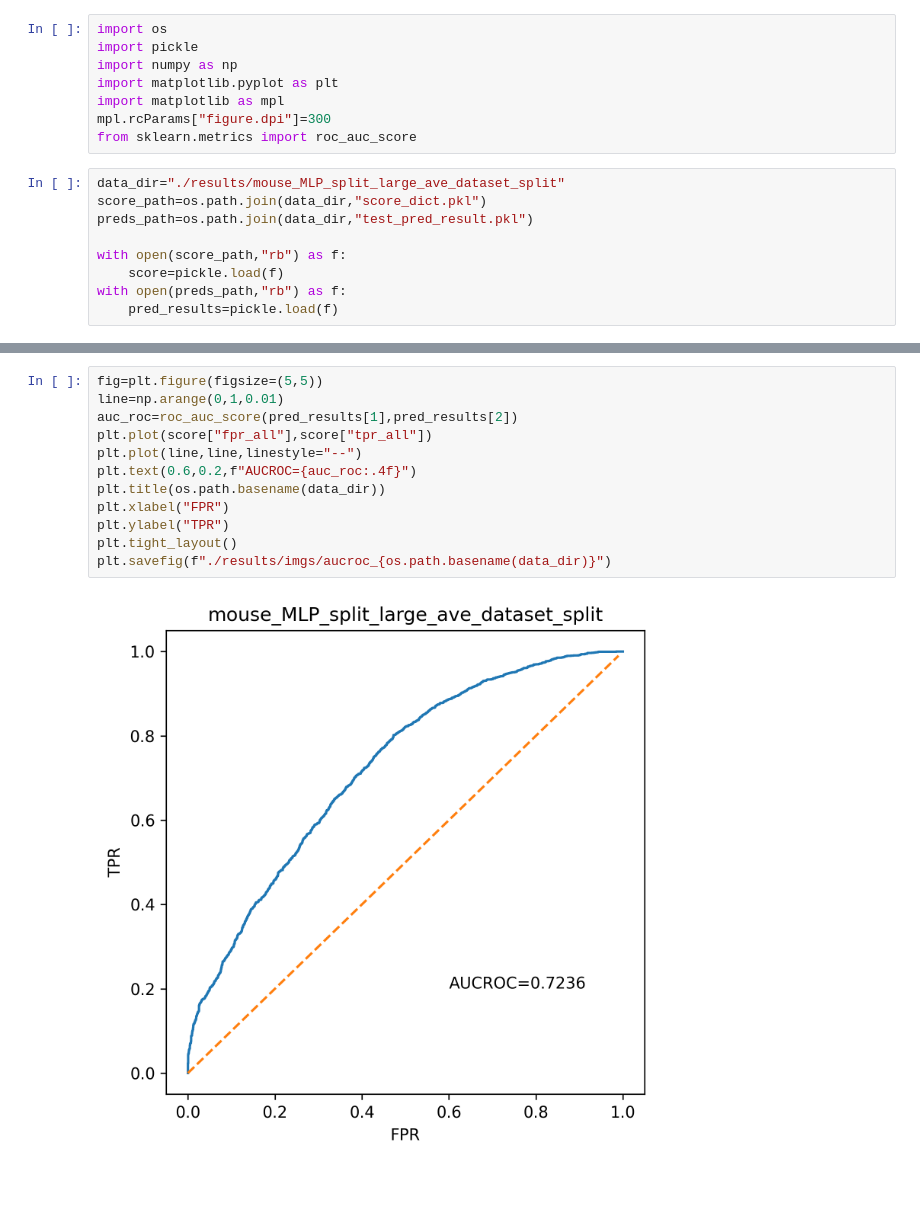
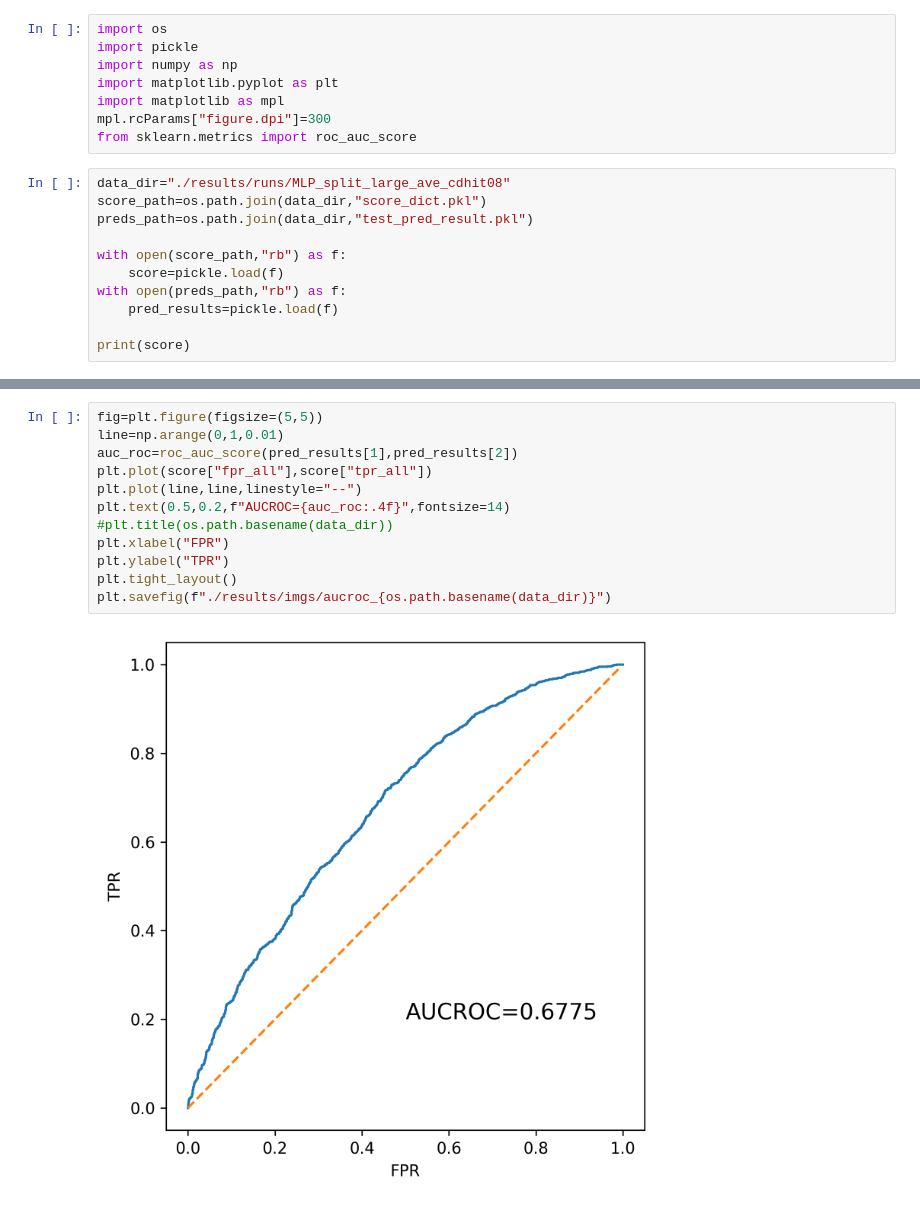
Before and after one commit to hmdlab/utr_pairpred, a Jupyter notebook: pred_analysis.ipynb, the cells around one changed output, grey strips where cells are left out. Cells and saved outputs as stored; diff of their text form.

Commit message:
add cdhit 08

```diff
--- a/pred_analysis.ipynb
+++ b/pred_analysis.ipynb
@@ -7,7 +9,7 @@ import matplotlib as mpl
 mpl.rcParams["figure.dpi"]=300
 from sklearn.metrics import roc_auc_score
 # %%
-data_dir="./results/mouse_MLP_split_large_ave_dataset_split"
+data_dir="./results/runs/MLP_split_large_ave_cdhit08"
 score_path=os.path.join(data_dir,"score_dict.pkl")
 preds_path=os.path.join(data_dir,"test_pred_result.pkl")
 
@@ -15,3 +17,5 @@ with open(score_path,"rb") as f:
     score=pickle.load(f)
 with open(preds_path,"rb") as f:
     pred_results=pickle.load(f)
+
+print(score)
@@ -34,14 +28,14 @@ score
 # %%
 fig=plt.figure(figsize=(5,5))
 line=np.arange(0,1,0.01)
 auc_roc=roc_auc_score(pred_results[1],pred_results[2])
 plt.plot(score["fpr_all"],score["tpr_all"])
 plt.plot(line,line,linestyle="--")
-plt.text(0.6,0.2,f"AUCROC={auc_roc:.4f}")
-plt.title(os.path.basename(data_dir))
+plt.text(0.5,0.2,f"AUCROC={auc_roc:.4f}",fontsize=14)
+#plt.title(os.path.basename(data_dir))
 plt.xlabel("FPR")
 plt.ylabel("TPR")
 plt.tight_layout()
 plt.savefig(f"./results/imgs/aucroc_{os.path.basename(data_dir)}")
 # %% [output]
-[figure, old version]
+[figure, new version]
```
Also changed, not shown: parts of 6 cells of this notebook, 7 other files.
